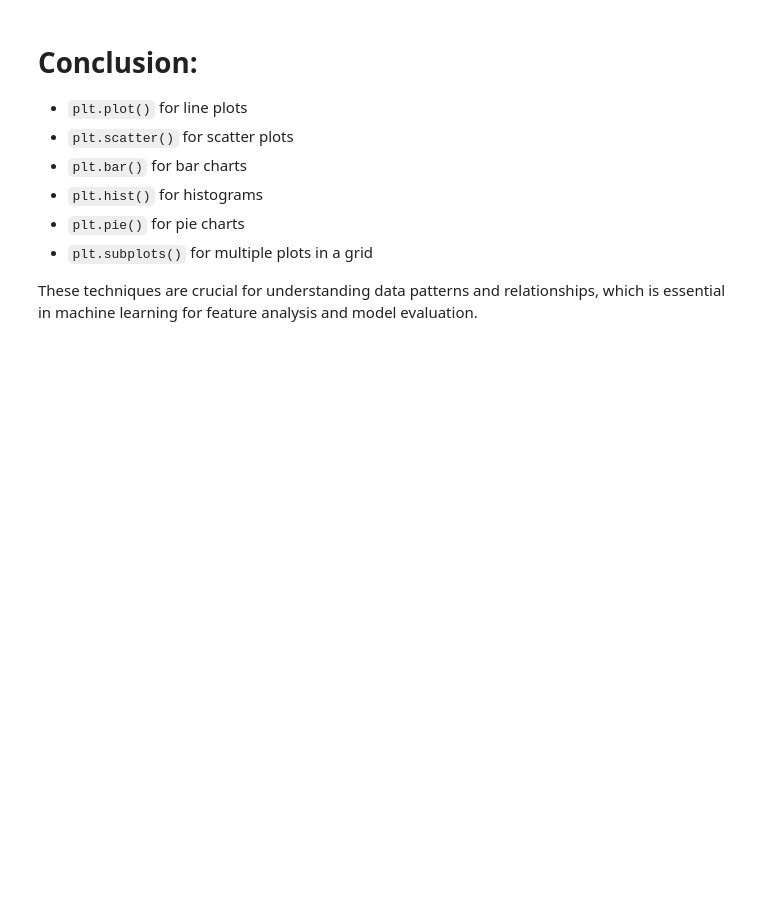
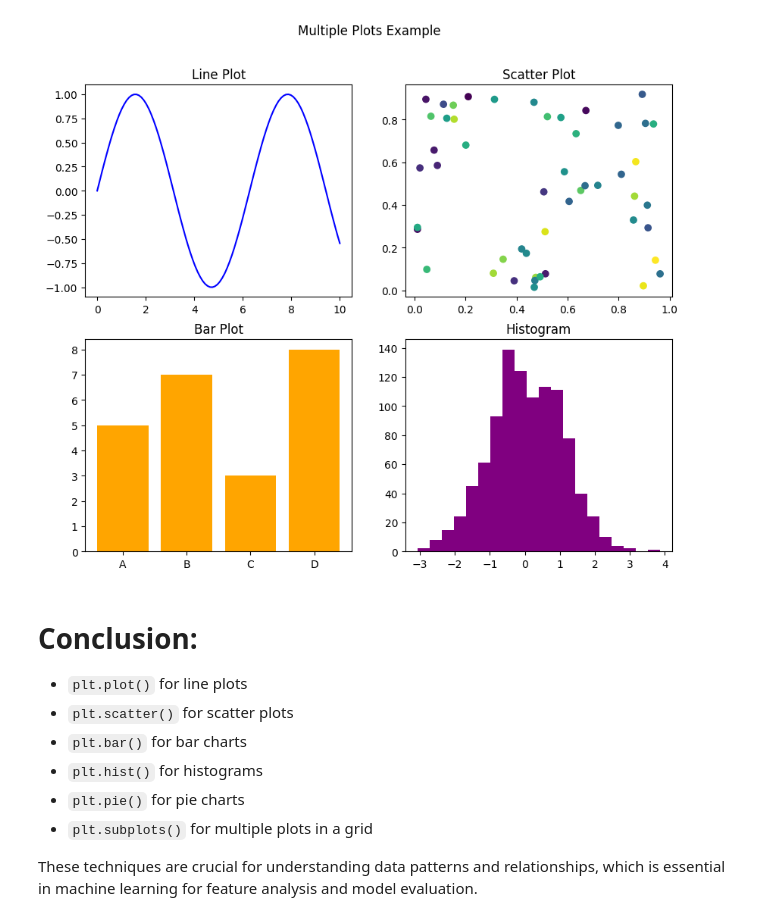
Before and after one commit to abdulsamadkhan/MachineLearningTutorials, a Jupyter notebook: matplotlib_basics_ml.ipynb, the cells around one changed output. Drawn from its saved outputs; the diff is of its cells as text; code cells hidden in the pictures; blank space fills up the shorter version.

```diff
--- a/matplotlib_basics_ml.ipynb
+++ b/matplotlib_basics_ml.ipynb
@@ -70,23 +96,26 @@ plt.show()
 # %%
-
 # Step 6: Subplots (Useful for comparing multiple visualizations)
 fig, axs = plt.subplots(2, 2, figsize=(10, 8))
 fig.suptitle('Multiple Plots Example')
 
 axs[0, 0].plot(x, y, color='blue')
 axs[0, 0].set_title('Line Plot')
 
-axs[0, 1].scatter(x_scatter, y_scatter, c=colors)
+# Re-initialize 'colors' to have the correct size
+colors = np.random.rand(50)  # This ensures 'colors' has 50 elements
+
+axs[0, 1].scatter(x_scatter, y_scatter, c=colors) # Now 'colors' has the correct size (50)
 axs[0, 1].set_title('Scatter Plot')
 
 axs[1, 0].bar(categories, values, color='orange')
 axs[1, 0].set_title('Bar Plot')
 
 axs[1, 1].hist(data, bins=20, color='purple')
 axs[1, 1].set_title('Histogram')
 
-plt.tight_layout(rect=[0, 0, 1, 0.96])
 plt.show()
+# %% [output]
+[figure, added]
 # %% [markdown]
 
 # Conclusion:
```
Also changed, not shown: parts of 11 cells of this notebook.
